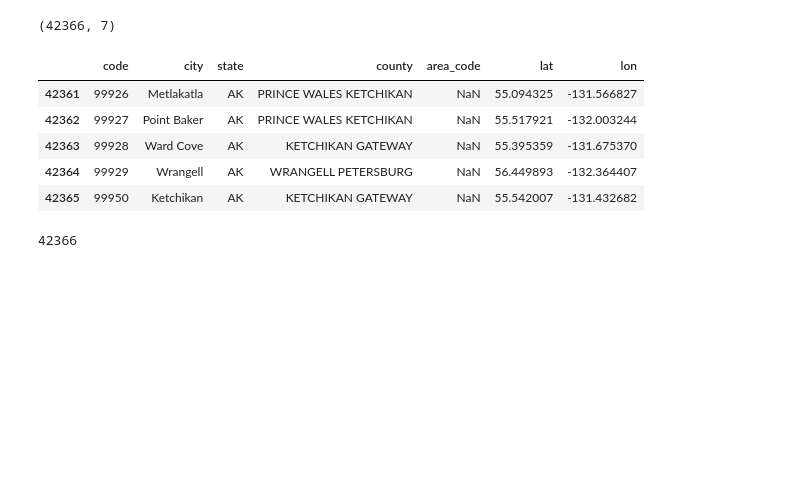
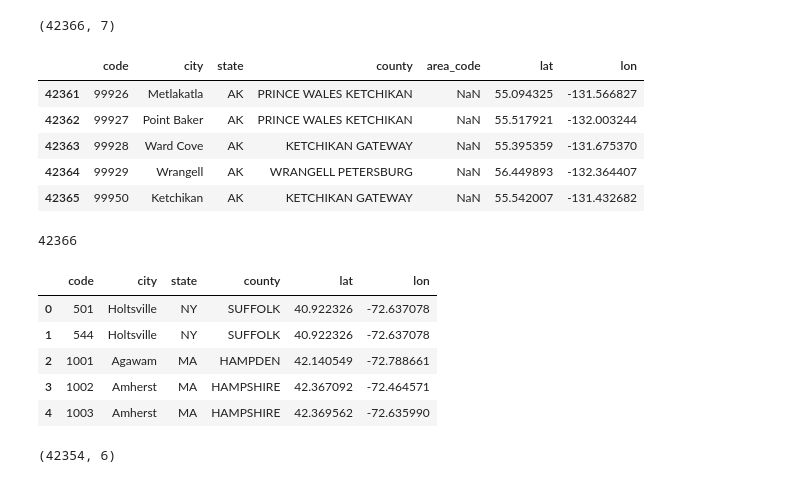
Before and after one commit to ksommerdorf/FinalProject, a Jupyter notebook: read_data.ipynb, the cells around one changed output. Drawn from its saved outputs; the diff is of its cells as text; code cells hidden in the pictures; blank space fills up the shorter version.

Commit message:
cleaned the Zipcode history input data and write to csv

```diff
--- a/read_data.ipynb
+++ b/read_data.ipynb
@@ -154,3 +179,18 @@ zip_lat_data.tail()
 zip_lat_data["code"].nunique()
 # %% [output]
 42366
+# %%
+zip_lat_data_nona=zip_lat_data.drop(columns=["area_code"])
+zip_lat_data_nona.head()
+# %% [output]
+|  | code | city | state | county | lat | lon |
+| 0 | 501 | Holtsville | NY | SUFFOLK | 40.922326 | -72.637078 |
+| 1 | 544 | Holtsville | NY | SUFFOLK | 40.922326 | -72.637078 |
+| 2 | 1001 | Agawam | MA | HAMPDEN | 42.140549 | -72.788661 |
+| 3 | 1002 | Amherst | MA | HAMPSHIRE | 42.367092 | -72.464571 |
+| 4 | 1003 | Amherst | MA | HAMPSHIRE | 42.369562 | -72.635990 |
+# %%
+zip_lat_data_nona=zip_lat_data_nona.dropna()
+zip_lat_data_nona.shape
+# %% [output]
+(42354, 6)
```
Also changed, not shown: parts of 9 cells of this notebook.
